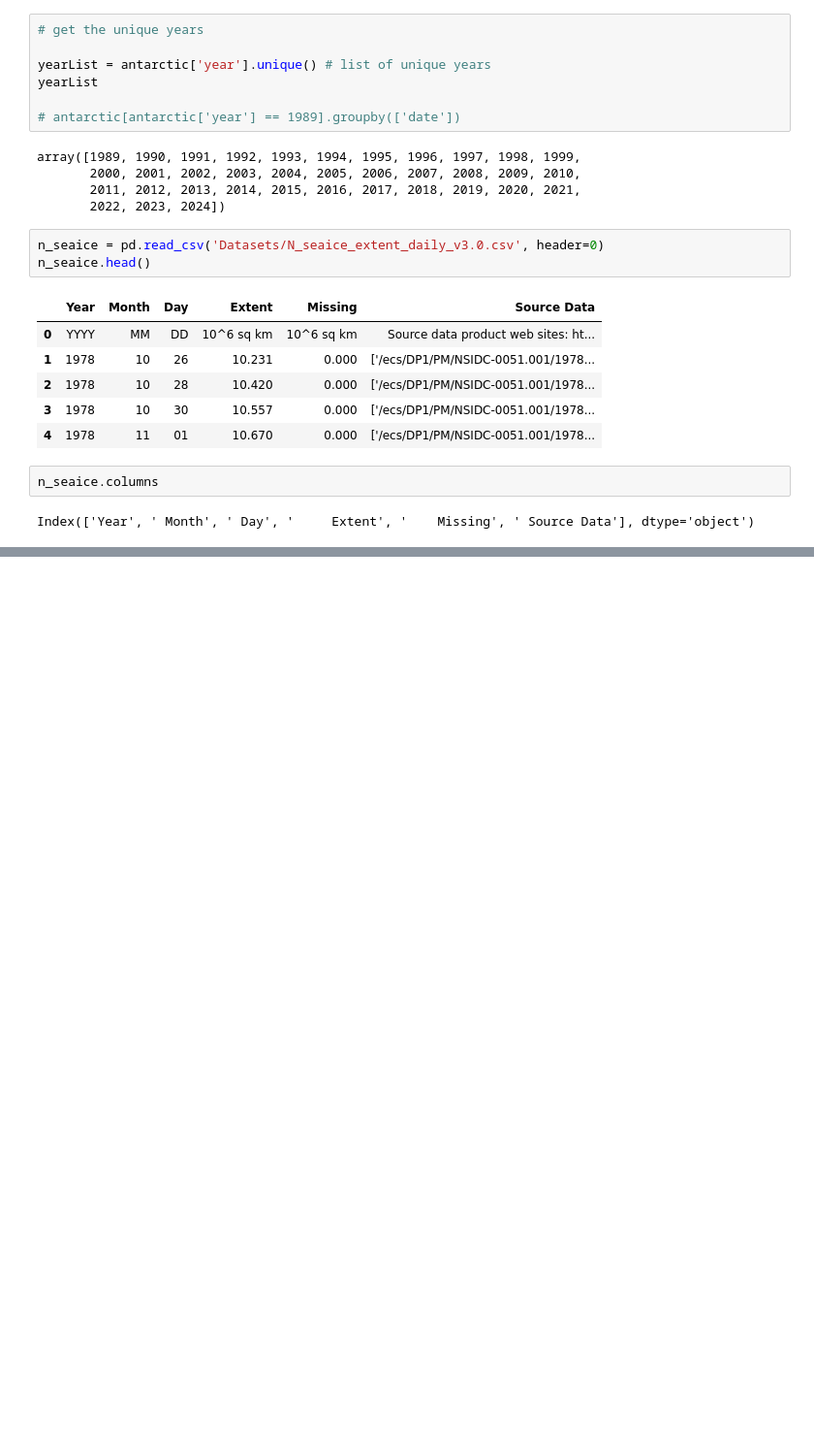
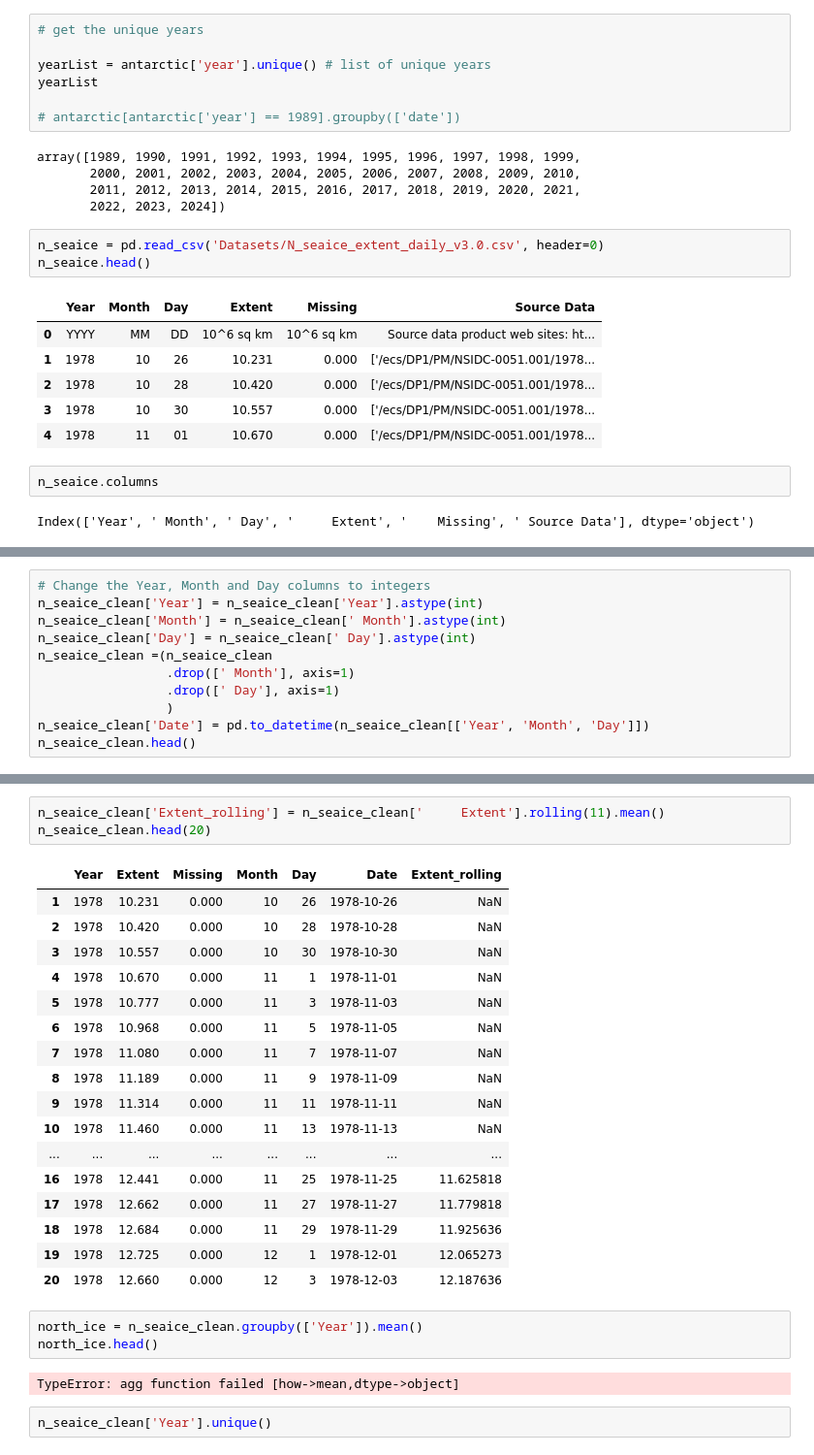
Before and after one commit to dilancroos/ice_extent, a Jupyter notebook: sea_ice.ipynb, the cells around one changed output, grey strips where cells are left out. Shown at 97% size. Saved outputs shown, nothing was run; the diff lists cells and outputs as text; blank space fills up the shorter version.

Commit message:
Mod: added Date

```diff
--- a/sea_ice.ipynb
+++ b/sea_ice.ipynb
@@ -228,0 +249,11 @@ n_seaice_clean.head()
+# %%
+# Change the Year, Month and Day columns to integers
+n_seaice_clean['Year'] = n_seaice_clean['Year'].astype(int)
+n_seaice_clean['Month'] = n_seaice_clean[' Month'].astype(int)
+n_seaice_clean['Day'] = n_seaice_clean[' Day'].astype(int)
+n_seaice_clean =(n_seaice_clean
+                 .drop([' Month'], axis=1)
+                 .drop([' Day'], axis=1)
+                 )
+n_seaice_clean['Date'] = pd.to_datetime(n_seaice_clean[['Year', 'Month', 'Day']])
+n_seaice_clean.head()
@@ -229,2 +295,30 @@ n_seaice_clean.head()
+# %%
+n_seaice_clean['Extent_rolling'] = n_seaice_clean['     Extent'].rolling(11).mean()
+n_seaice_clean.head(20)
+# %% [output]
+|  | Year | Extent | Missing | Month | Day | Date | Extent_rolling |
+| 1 | 1978 | 10.231 | 0.000 | 10 | 26 | 1978-10-26 | NaN |
+| 2 | 1978 | 10.420 | 0.000 | 10 | 28 | 1978-10-28 | NaN |
+| 3 | 1978 | 10.557 | 0.000 | 10 | 30 | 1978-10-30 | NaN |
+| 4 | 1978 | 10.670 | 0.000 | 11 | 1 | 1978-11-01 | NaN |
+| 5 | 1978 | 10.777 | 0.000 | 11 | 3 | 1978-11-03 | NaN |
+| 6 | 1978 | 10.968 | 0.000 | 11 | 5 | 1978-11-05 | NaN |
+| 7 | 1978 | 11.080 | 0.000 | 11 | 7 | 1978-11-07 | NaN |
+| 8 | 1978 | 11.189 | 0.000 | 11 | 9 | 1978-11-09 | NaN |
+| 9 | 1978 | 11.314 | 0.000 | 11 | 11 | 1978-11-11 | NaN |
+| 10 | 1978 | 11.460 | 0.000 | 11 | 13 | 1978-11-13 | NaN |
+| ... | ... | ... | ... | ... | ... | ... | ... |
+| 16 | 1978 | 12.441 | 0.000 | 11 | 25 | 1978-11-25 | 11.625818 |
+| 17 | 1978 | 12.662 | 0.000 | 11 | 27 | 1978-11-27 | 11.779818 |
+| 18 | 1978 | 12.684 | 0.000 | 11 | 29 | 1978-11-29 | 11.925636 |
+| 19 | 1978 | 12.725 | 0.000 | 12 | 1 | 1978-12-01 | 12.065273 |
+| 20 | 1978 | 12.660 | 0.000 | 12 | 3 | 1978-12-03 | 12.187636 |
+# %%
+north_ice = n_seaice_clean.groupby(['Year']).mean()
+north_ice.head()
+# %% [output]
+TypeError: agg function failed [how->mean,dtype->object]
+# %%
+n_seaice_clean['Year'].unique()
 # %%
 s_seaice = pd.read_csv ('Datasets/S_seaice_extent_daily_v3.0.csv', header=0)
```
Also changed, not shown: parts of 18 cells of this notebook.
